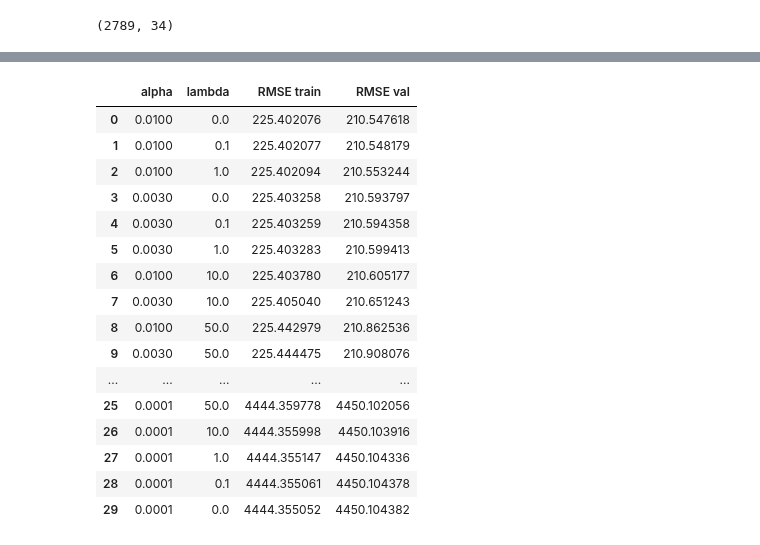
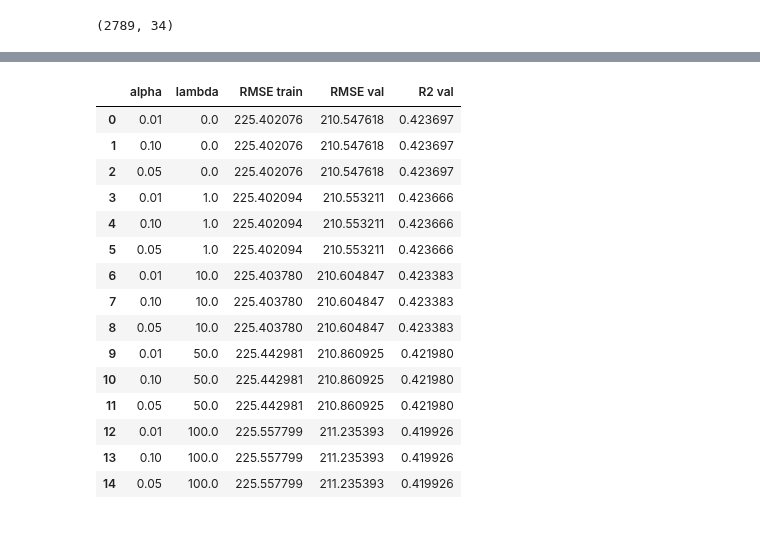
Before and after one commit to SalomonAvila/MachineLearning, a Jupyter notebook: Taller01 - Entregable/Taller1_Punto1_Regresion_lineal.ipynb, the cells around one changed output, grey strips where cells are left out. Saved outputs shown, nothing was run; the diff lists cells and outputs as text; code cells hidden in the pictures.

```diff
--- a/Taller01 - Entregable/Taller1_Punto1_Regresion_lineal.ipynb
+++ b/Taller01 - Entregable/Taller1_Punto1_Regresion_lineal.ipynb
@@ -165,10 +177,10 @@ Como se vio en clase, es importante descartar variables independientes que tenga
 dosage_like_cols = [
     "Seedrate(in Kg)", "LP_Mainfield(in Tonnes)", "Nursery area (Cents)", "LP_nurseryarea(in Tonnes)",
     "DAP_20days", "Weed28D_thiobencarb", "Urea_40Days", "Potassh_50Days",
-    "Micronutrients_70Days", "Pest_60Day(in ml)"
+    "Micronutrients_70Days", "Pest_60Day(in ml)",
 ]
 ratio_stats = pd.DataFrame({
-    "correlacion_con_Hectares": [df[c].astype(float).corr(df["Hectares"].astype(float)) for c in dosage_like_cols],
+    "correlacion_con_Hectares": [pearson_corr(df[c].values.astype(float), df["Hectares"].values.astype(float)) for c in dosage_like_cols],
     "std(variable/Hectares)": [(df[c] / df["Hectares"]).std() for c in dosage_like_cols],
 }, index=dosage_like_cols)
 ratio_stats
@@ -338,10 +361,10 @@ base_numeric = [
     "Max temp_D61_D90", "Min temp_D91_D120", "Max temp_D91_D120", "Inst Wind Speed_D1_D30(in Knots)",
     "Inst Wind Speed_D31_D60(in Knots)", "Inst Wind Speed_D61_D90(in Knots)", "Inst Wind Speed_D91_D120(in Knots)",
     "Relative Humidity_D1_D30", "Relative Humidity_D31_D60", "Relative Humidity_D61_D90",
-    "Relative Humidity_D91_D120"
+    "Relative Humidity_D91_D120",
 ]
-
 dummy_cols = list(df_dummies.columns)
+wind_trig_cols = [c for c in df.columns if c.endswith("_sin") or c.endswith("_cos")]
 key_poly_cols = ["30DRain( in mm)", "Min temp_D1_D30", "Relative Humidity_D1_D30"]
 
 target = "Productividad"
@@ -354,12 +377,10 @@ def make_design(cols, poly_cols=None):
     Xtr = train_df[cols].values.astype(float)
     Xval = val_df[cols].values.astype(float)
     Xtest = test_df[cols].values.astype(float)
-    # Añadir términos polinómicos de grado 2
     if poly_cols:
         Xtr = np.hstack([Xtr, train_df[poly_cols].values.astype(float) ** 2])
         Xval = np.hstack([Xval, val_df[poly_cols].values.astype(float) ** 2])
         Xtest = np.hstack([Xtest, test_df[poly_cols].values.astype(float) ** 2])
-
     Xtr_s, mu, sigma = standardize(Xtr)
     Xval_s, _, _ = standardize(Xval, mu, sigma)
     Xtest_s, _, _ = standardize(Xtest, mu, sigma)
@@ -368,23 +389,23 @@ def make_design(cols, poly_cols=None):
 ALPHA, EPOCHS = 0.05, 3000
 results = []
 
-# Modelo A: Sólo numéricas
+# Modelo A: numéricas
 Xtr_A, Xval_A, Xtest_A = make_design(base_numeric)
 theta_A, _ = fit_model(Xtr_A, y_train, alpha=ALPHA, epochs=EPOCHS, lam=0.0)
-results.append(["A: Numéricas", 0.0, rmse(theta_A, Xtr_A, y_train), rmse(theta_A, Xval_A, y_val)])
+results.append(["A: numéricas", 0.0, rmse(theta_A, Xtr_A, y_train), rmse(theta_A, Xval_A, y_val), r2_score(theta_A, Xval_A, y_val)])
 
-# Modelo B: Añadir Dummies (Agriblock, Variety, Soil Types, Nursery, Wind Direction)
+# Modelo B: + categóricas
 cols_B = base_numeric + dummy_cols
 Xtr_B, Xval_B, Xtest_B = make_design(cols_B)
 theta_B, _ = fit_model(Xtr_B, y_train, alpha=ALPHA, epochs=EPOCHS, lam=0.0)
-results.append(["B: + Categóricas (Dummies)", 0.0, rmse(theta_B, Xtr_B, y_train), rmse(theta_B, Xval_B, y_val)])
+results.append(["B: + categóricas", 0.0, rmse(theta_B, Xtr_B, y_train), rmse(theta_B, Xval_B, y_val), r2_score(theta_B, Xval_B, y_val)])
 
-# Modelo C: Añadir términos polinómicos para ciertas variables
-cols_C = base_numeric + dummy_cols
+# Modelo C: + viento (sin/cos) + polinomios
+cols_C = base_numeric + dummy_cols + wind_trig_cols
 Xtr_C, Xval_C, Xtest_C = make_design(cols_C, poly_cols=key_poly_cols)
 theta_C, _ = fit_model(Xtr_C, y_train, alpha=ALPHA, epochs=EPOCHS, lam=0.0)
-results.append(["C: + Polinomios", 0.0, rmse(theta_C, Xtr_C, y_train), rmse(theta_C, Xval_C, y_val)])
+results.append(["C: + viento + polinomios", 0.0, rmse(theta_C, Xtr_C, y_train), rmse(theta_C, Xval_C, y_val), r2_score(theta_C, Xval_C, y_val)])
 
-results_df = pd.DataFrame(results, columns=["Modelo", "lambda", "RMSE train", "RMSE val"])
+results_df = pd.DataFrame(results, columns=["Modelo", "lambda", "RMSE train", "RMSE val", "R2 val"])
 results_df
 # %% [output]
@@ -399,43 +420,34 @@ Utilizaremos la estructura del **Modelo C** para aplicar Regularización L2 y ev
 # %%
 grid_results = []
-alphas = [0.0001, 0.0003, 0.001, 0.003, 0.01]
-lambdas = [0.0, 0.1, 1.0, 10.0, 50.0, 100.0]
-
-total_iters = len(alphas) * len(lambdas)
-current_iter = 0
-
-for alpha in alphas:
-    for lam in lambdas:
-        current_iter += 1
-
+for alpha in [0.01, 0.05, 0.1]:
+    for lam in [0.0, 1.0, 10.0, 50.0, 100.0]:
         theta_g, _ = fit_model(Xtr_C, y_train, alpha=alpha, epochs=EPOCHS, lam=lam)
-
         grid_results.append([
             alpha, lam,
             rmse(theta_g, Xtr_C, y_train),
-            rmse(theta_g, Xval_C, y_val)
+            rmse(theta_g, Xval_C, y_val),
+            r2_score(theta_g, Xval_C, y_val),
         ])
 
-grid_df = pd.DataFrame(grid_results, columns=["alpha", "lambda", "RMSE train", "RMSE val"])
+grid_df = pd.DataFrame(grid_results, columns=["alpha", "lambda", "RMSE train", "RMSE val", "R2 val"])
 grid_df.sort_values("RMSE val").reset_index(drop=True)
 # %% [output]
-|  | alpha | lambda | RMSE train | RMSE val |
-| 0 | 0.0100 | 0.0 | 225.402076 | 210.547618 |
-| 1 | 0.0100 | 0.1 | 225.402077 | 210.548179 |
-| 2 | 0.0100 | 1.0 | 225.402094 | 210.553244 |
-| 3 | 0.0030 | 0.0 | 225.403258 | 210.593797 |
-| 4 | 0.0030 | 0.1 | 225.403259 | 210.594358 |
-| 5 | 0.0030 | 1.0 | 225.403283 | 210.599413 |
-| 6 | 0.0100 | 10.0 | 225.403780 | 210.605177 |
-| 7 | 0.0030 | 10.0 | 225.405040 | 210.651243 |
-| 8 | 0.0100 | 50.0 | 225.442979 | 210.862536 |
-| 9 | 0.0030 | 50.0 | 225.444475 | 210.908076 |
-| ... | ... | ... | ... | ... |
-| 25 | 0.0001 | 50.0 | 4444.359778 | 4450.102056 |
-| 26 | 0.0001 | 10.0 | 4444.355998 | 4450.103916 |
-| 27 | 0.0001 | 1.0 | 4444.355147 | 4450.104336 |
-| 28 | 0.0001 | 0.1 | 4444.355061 | 4450.104378 |
-| 29 | 0.0001 | 0.0 | 4444.355052 | 4450.104382 |
+|  | alpha | lambda | RMSE train | RMSE val | R2 val |
+| 0 | 0.01 | 0.0 | 225.402076 | 210.547618 | 0.423697 |
+| 1 | 0.10 | 0.0 | 225.402076 | 210.547618 | 0.423697 |
+| 2 | 0.05 | 0.0 | 225.402076 | 210.547618 | 0.423697 |
+| 3 | 0.01 | 1.0 | 225.402094 | 210.553211 | 0.423666 |
+| 4 | 0.10 | 1.0 | 225.402094 | 210.553211 | 0.423666 |
+| 5 | 0.05 | 1.0 | 225.402094 | 210.553211 | 0.423666 |
+| 6 | 0.01 | 10.0 | 225.403780 | 210.604847 | 0.423383 |
+| 7 | 0.10 | 10.0 | 225.403780 | 210.604847 | 0.423383 |
+| 8 | 0.05 | 10.0 | 225.403780 | 210.604847 | 0.423383 |
+| 9 | 0.01 | 50.0 | 225.442981 | 210.860925 | 0.421980 |
+| 10 | 0.10 | 50.0 | 225.442981 | 210.860925 | 0.421980 |
+| 11 | 0.05 | 50.0 | 225.442981 | 210.860925 | 0.421980 |
+| 12 | 0.01 | 100.0 | 225.557799 | 211.235393 | 0.419926 |
+| 13 | 0.10 | 100.0 | 225.557799 | 211.235393 | 0.419926 |
+| 14 | 0.05 | 100.0 | 225.557799 | 211.235393 | 0.419926 |
 # %%
 best_row = grid_df.sort_values("RMSE val").iloc[0]
 best_alpha, best_lambda = best_row["alpha"], best_row["lambda"]
```
Also changed, not shown: parts of 79 cells of this notebook.
